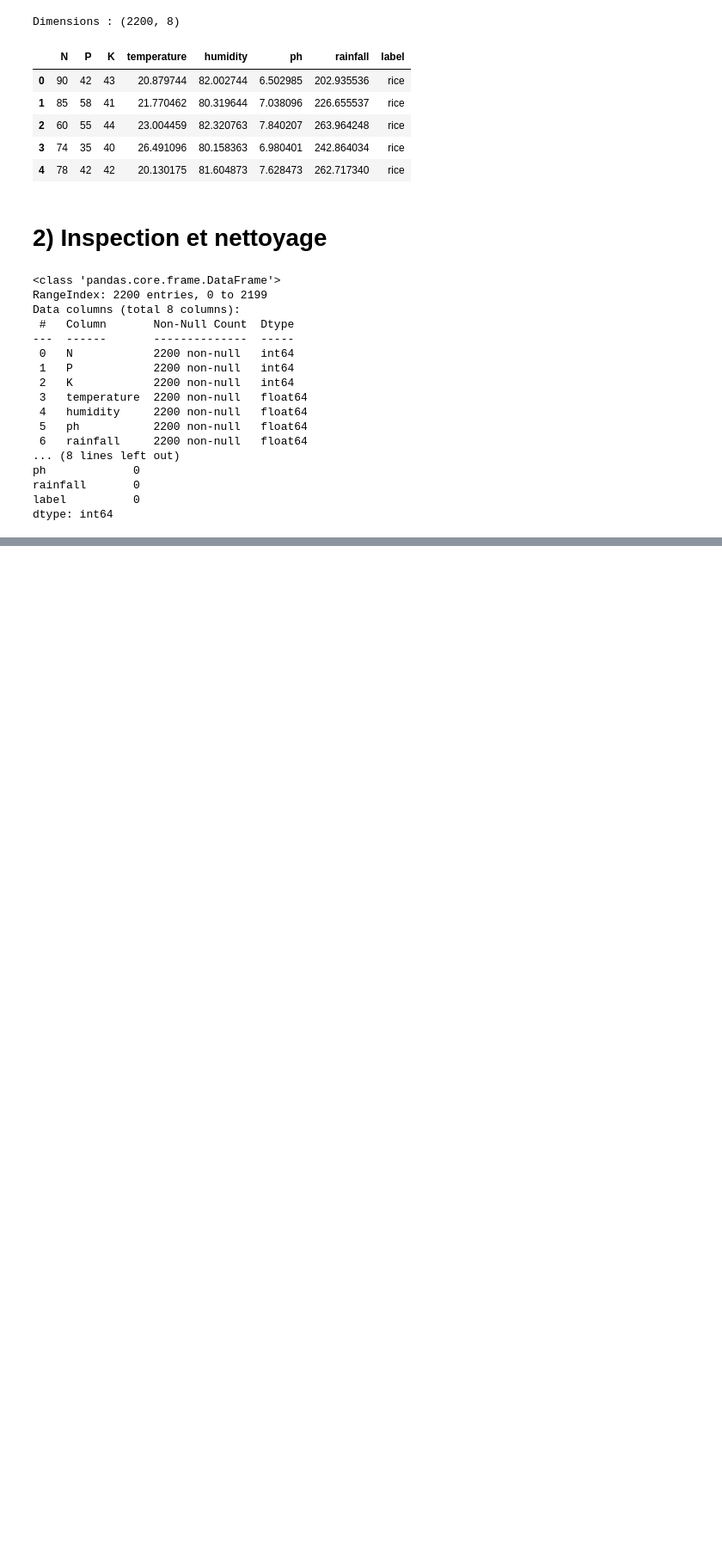
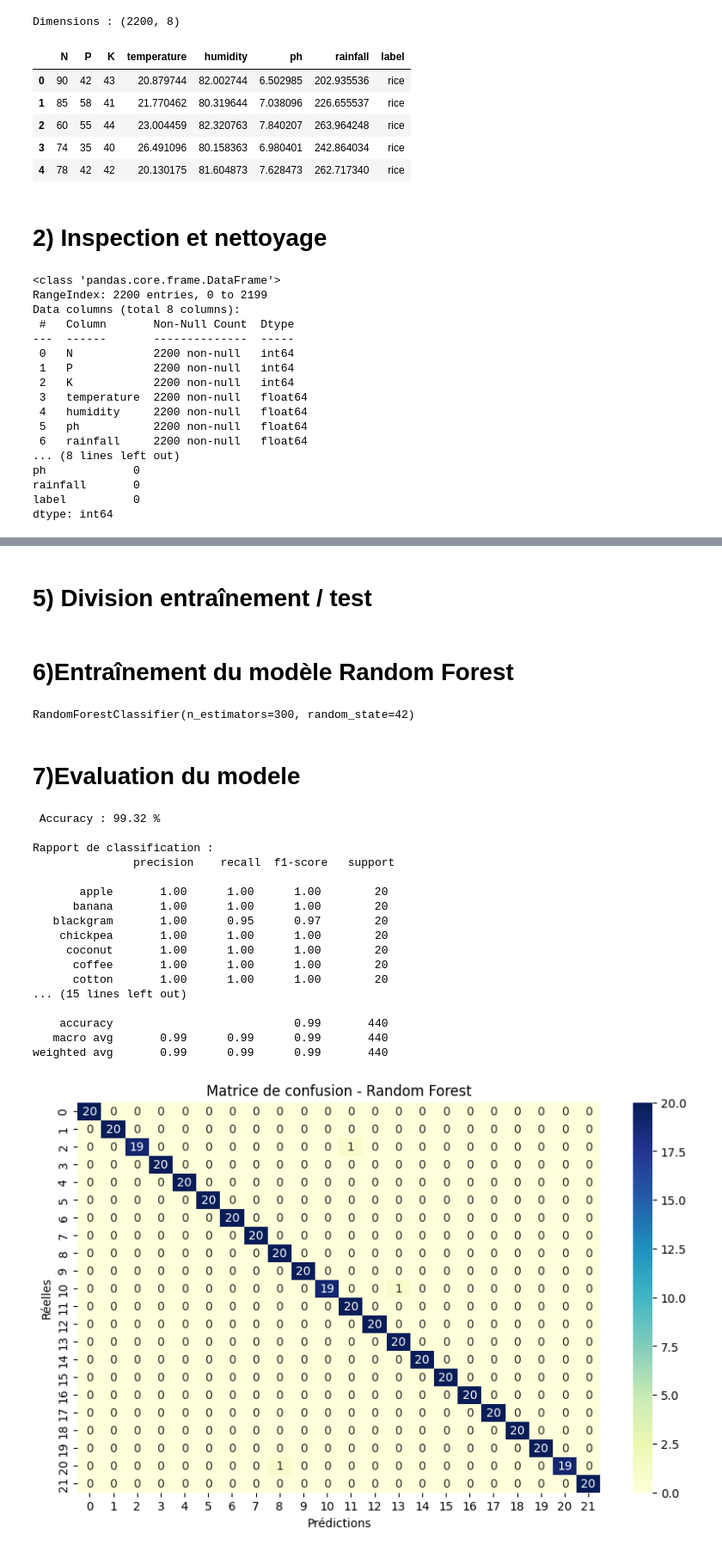
Before and after one commit to PIO-VIA/IA_SOIL, a Jupyter notebook: random_forest.ipynb, the cells around one changed output, grey strips where cells are left out. Shown at 86% size. Drawn from its saved outputs; the diff is of its cells as text; code cells hidden in the pictures; blank space fills up the shorter version.

```diff
--- a/random_forest.ipynb
+++ b/random_forest.ipynb
@@ -48,6 +58,6 @@ dtype: int64
 # %%
-X = df.drop("crop", axis=1)
-y = df["crop"]
+X = df.drop("label", axis=1)
+y = df["label"]
 
 print("Variables explicatives :", X.columns.tolist())
 print("Nombre de classes :", y.nunique())
@@ -55,0 +69,53 @@ KeyError: "['crop'] not found in axis"
+# %%
+
+scaler = StandardScaler()
+X_scaled = scaler.fit_transform(X)
+# %% [markdown]
+# 5) Division entraînement / test
+# %%
+X_train, X_test, y_train, y_test = train_test_split(
+    X_scaled, y, test_size=0.2, random_state=42, stratify=y)
+# %% [markdown]
+# 6)Entraînement du modèle Random Forest
+# %%
+model = RandomForestClassifier(
+    n_estimators=300,
+    max_depth=None,
+    random_state=42
+)
+model.fit(X_train, y_train)
+# %% [output]
+RandomForestClassifier(n_estimators=300, random_state=42)
+# %% [markdown]
+# 7)Evaluation du modele
+# %%
+y_pred = model.predict(X_test)
+print(" Accuracy :", round(accuracy_score(y_test, y_pred)*100, 2), "%")
+print("\nRapport de classification :\n", classification_report(y_test, y_pred))
+
+# Matrice de confusion
+plt.figure(figsize=(10,6))
+sns.heatmap(confusion_matrix(y_test, y_pred), annot=True, fmt='d', cmap='YlGnBu')
+plt.title("Matrice de confusion - Random Forest")
+plt.xlabel("Prédictions")
+plt.ylabel("Réelles")
+plt.show()
+# %% [output]
+ Accuracy : 99.32 %
+
+Rapport de classification :
+               precision    recall  f1-score   support
+
+       apple       1.00      1.00      1.00        20
+      banana       1.00      1.00      1.00        20
+   blackgram       1.00      0.95      0.97        20
+    chickpea       1.00      1.00      1.00        20
+     coconut       1.00      1.00      1.00        20
+      coffee       1.00      1.00      1.00        20
+      cotton       1.00      1.00      1.00        20
+... (15 lines left out)
+
+    accuracy                           0.99       440
+   macro avg       0.99      0.99      0.99       440
+weighted avg       0.99      0.99      0.99       440
+[figure, added]
```
Also changed, not shown: parts of 10 cells of this notebook, 1 other file.
